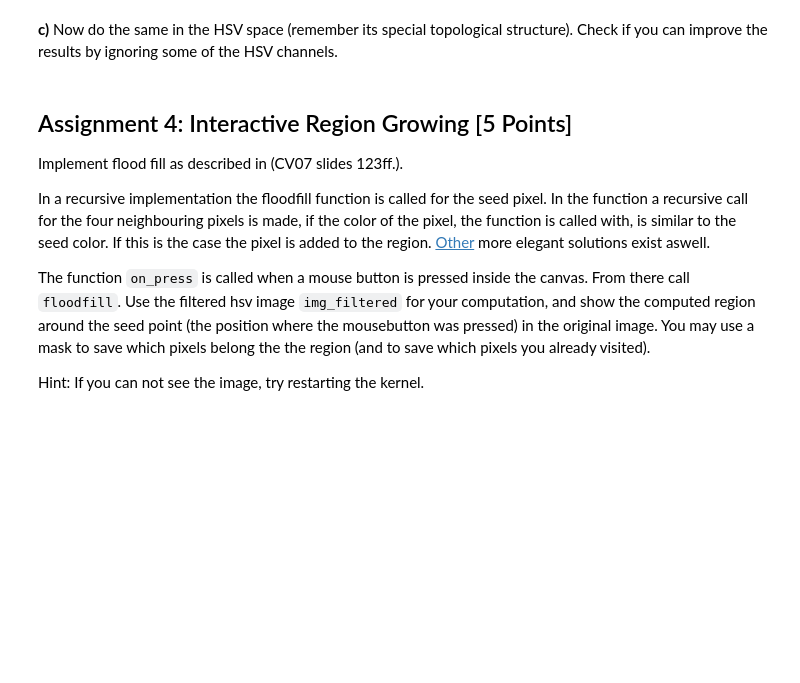
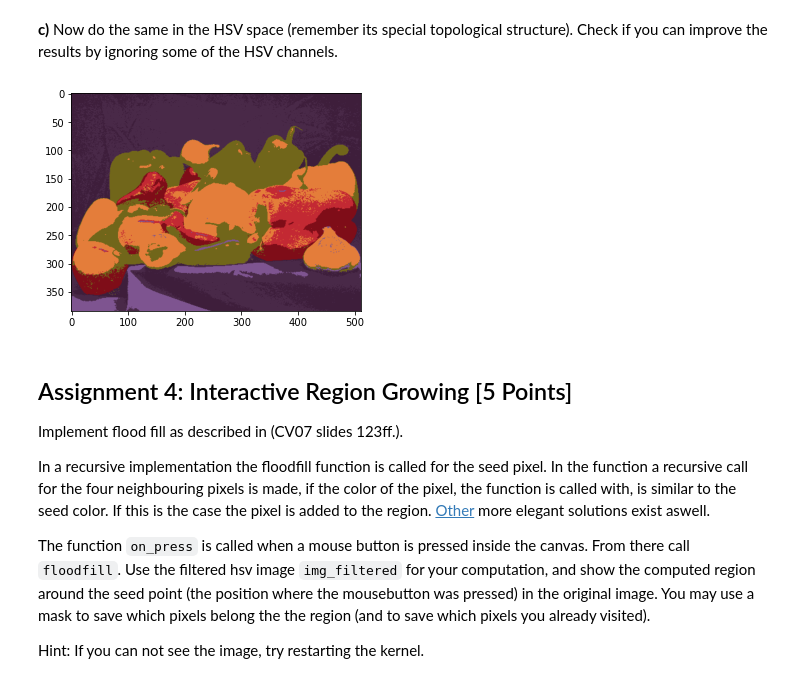
Before and after one commit to jebape/cv3_2021, a Jupyter notebook: Sheet 05/sheet05.ipynb, the cells around one changed output. Drawn from its saved outputs; the diff is of its cells as text; code cells hidden in the pictures; blank space fills up the shorter version.

```diff
--- a/Sheet 05/sheet05.ipynb
+++ b/Sheet 05/sheet05.ipynb
@@ -335,34 +359,77 @@ from imageio import imread
 img = imread('images/peppers.png', pilmode = 'RGB')
 
 def kmeans_hsv(img, k, threshold = 0):
     """
     k-means clustering in HSV space.
 
     Args:
         img (numpy.ndarray): an HSV image
         k (int): the number of clusters
         threshold (float):
 
     Results:
         cluster (numpy.ndarray): an array of the same size as `img`,
             containing for each pixel the cluster it belongs to
         centers (numpy.ndarray): an array
     """
-    # YOUR CODE HERE
+    t = 0
+    M, N, _ = img.shape
+    vec = img.reshape((-1, img.shape[2]))
+    n_pixels = vec.shape[0]
+
+    # initialize random cluster centers (k random hsv tuples)
+    random_indices = np.random.choice(n_pixels, size=k, replace=False)
+    centers = vec[random_indices]
+
+    # list of rgb values in img
+    hsv = [[img[x][y][0], img[x][y][1], img[x][y][2]] for x in range(M) for y in range(N)]
+
+    change = np.inf
+
+    while change > threshold:
+        change = 0
+        # compute distance between each pair of the two collections of inputs
+        hsv_dist_to_centers = distance.cdist(hsv, centers)
+        # assign closest cluster center to each hsv value
+        cluster_for_hsv = np.array([np.argmin(distances) for distances in hsv_dist_to_centers])
+
+        for i in range(k):
+            if i in cluster_for_hsv:
+                # determine colors that are assigned to the currently considered cluster
+                colors = [hsv[x] for x in range(len(hsv)) if cluster_for_hsv[x] == i]
+
+                # update cluster center
+                new_center = []
+                for channel in range(3):
+                    avg = 0
+                    for x in colors:
+                        avg += x[channel]
+                    new_center.append(avg / len(colors))
+
+            else:
+                # re-initialize center with random uniform distribution
+                new_center = np.random.uniform(0, 1, size=3)
+
+            change += distance.cdist([centers[i]], [new_center])
+            centers[i] = new_center
+
+    cluster = cluster_for_hsv.reshape((M, N))
     return cluster, centers
 
 
 img_hsv = color.rgb2hsv(img)
 k = 7
 theta = 0.01
 
 cluster, centers_hsv = kmeans_hsv(img_hsv[:,:,:], k, theta)
 if (centers_hsv.shape[1] == 3):
     plt.imshow(color.hsv2rgb(centers_hsv[cluster]))
 else:
     plt.gray()
     plt.imshow(np.squeeze(centers_hsv[cluster]))
 plt.show()
+# %% [output]
+[figure, added]
 # %% [markdown]
 ## Assignment 4: Interactive Region Growing [5 Points]
 
```
Also changed, not shown: parts of 1 cell of this notebook.
